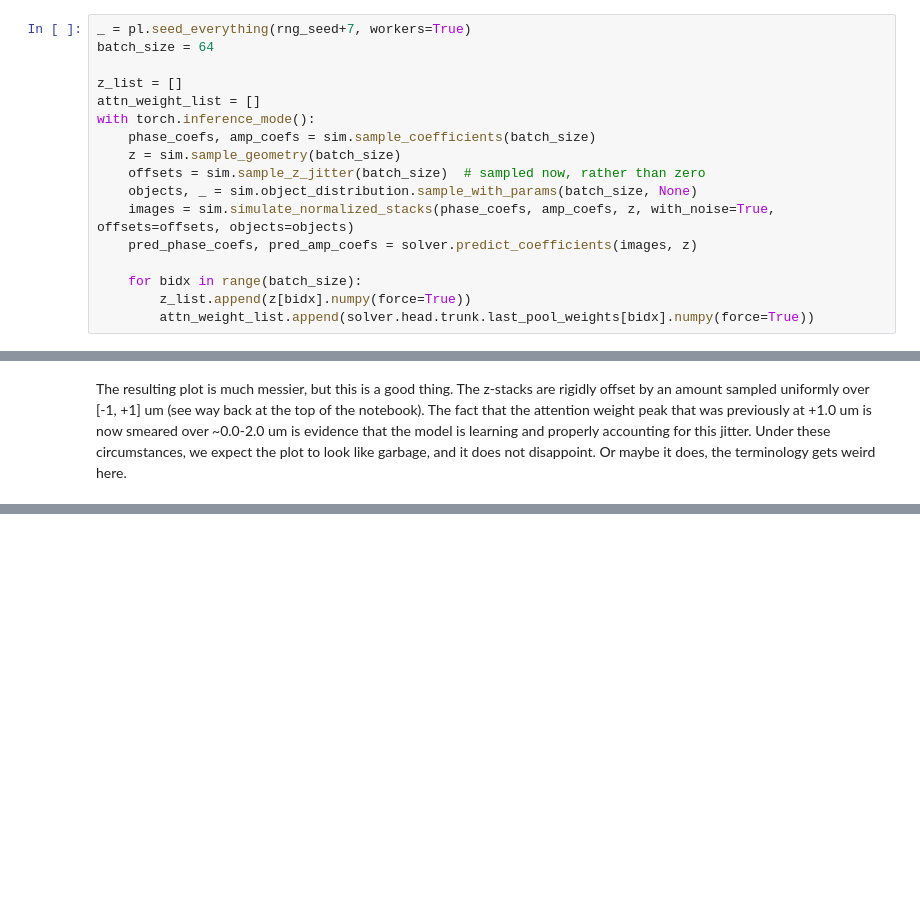
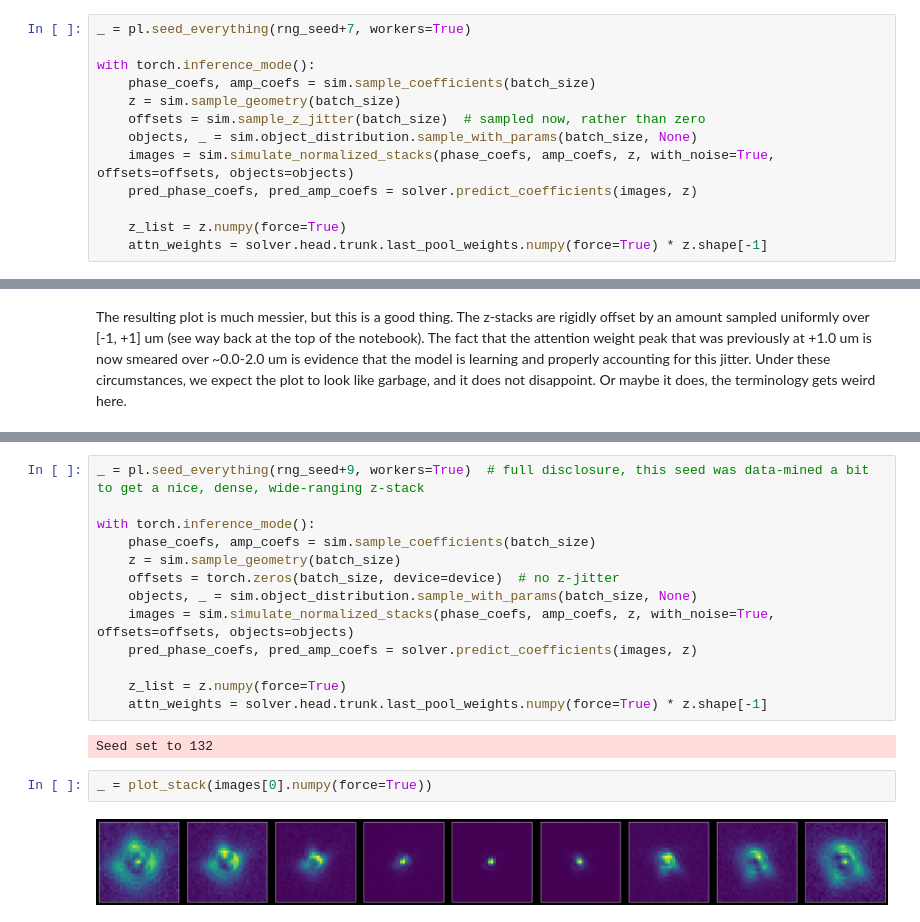
Before and after one commit to walterfu1064/cynosure, a Jupyter notebook: examples/zstack_decoding/example_2f.ipynb, the cells around one changed output, grey strips where cells are left out. Saved outputs shown, nothing was run; the diff lists cells and outputs as text; blank space fills up the shorter version.

```diff
--- a/examples/zstack_decoding/example_2f.ipynb
+++ b/examples/zstack_decoding/example_2f.ipynb
@@ -285,10 +285,7 @@ Reasonable agreement on the $z > 0$ side. Huzzah! The behavior on the $z < 0$ si
 Finally, let's put the z-jitter back, since that's something that the model sees in the synthesized images and must learn to deal with.
 # %%
 _ = pl.seed_everything(rng_seed+7, workers=True)
-batch_size = 64
 
-z_list = []
-attn_weight_list = []
 with torch.inference_mode():
     phase_coefs, amp_coefs = sim.sample_coefficients(batch_size)
     z = sim.sample_geometry(batch_size)
@@ -297,9 +294,8 @@ with torch.inference_mode():
     images = sim.simulate_normalized_stacks(phase_coefs, amp_coefs, z, with_noise=True, offsets=offsets, objects=objects)
     pred_phase_coefs, pred_amp_coefs = solver.predict_coefficients(images, z)
 
-    for bidx in range(batch_size):
-        z_list.append(z[bidx].numpy(force=True))
-        attn_weight_list.append(solver.head.trunk.last_pool_weights[bidx].numpy(force=True))
+    z_list = z.numpy(force=True)
+    attn_weights = solver.head.trunk.last_pool_weights.numpy(force=True) * z.shape[-1]
 # %% [output]
 Seed set to 130
 # %%
@@ -324,0 +325,19 @@ The resulting plot is much messier, but this is a good thing. The z-stacks are r
+# %%
+_ = pl.seed_everything(rng_seed+9, workers=True)  # full disclosure, this seed was data-mined a bit to get a nice, dense, wide-ranging z-stack
+
+with torch.inference_mode():
+    phase_coefs, amp_coefs = sim.sample_coefficients(batch_size)
+    z = sim.sample_geometry(batch_size)
+    offsets = torch.zeros(batch_size, device=device)  # no z-jitter
+    objects, _ = sim.object_distribution.sample_with_params(batch_size, None)
+    images = sim.simulate_normalized_stacks(phase_coefs, amp_coefs, z, with_noise=True, offsets=offsets, objects=objects)
+    pred_phase_coefs, pred_amp_coefs = solver.predict_coefficients(images, z)
+
+    z_list = z.numpy(force=True)
+    attn_weights = solver.head.trunk.last_pool_weights.numpy(force=True) * z.shape[-1]
+# %% [output]
+Seed set to 132
+# %%
+_ = plot_stack(images[0].numpy(force=True))
+# %% [output]
+[figure, added]
```
Also changed, not shown: parts of 11 cells of this notebook, 2 other files.
